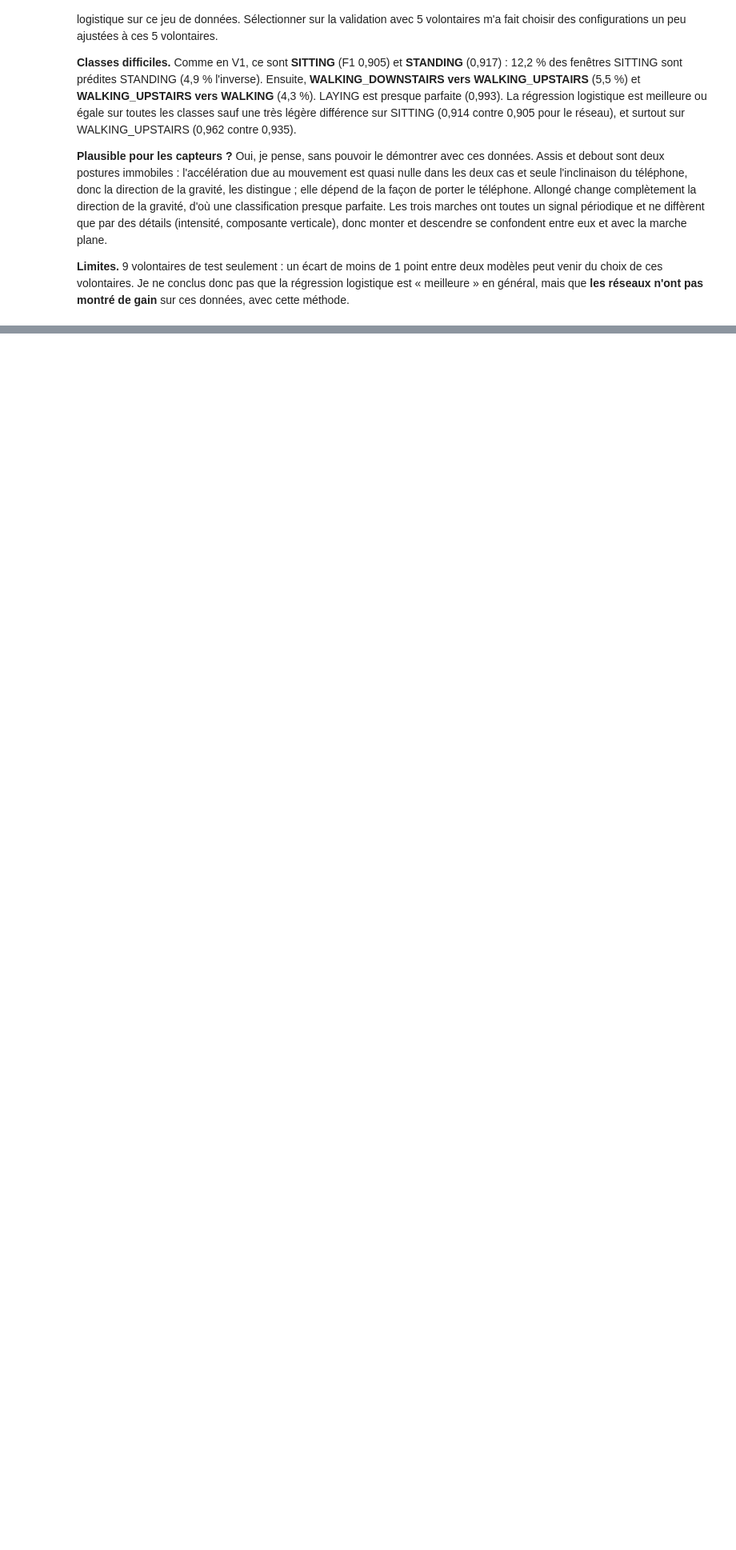
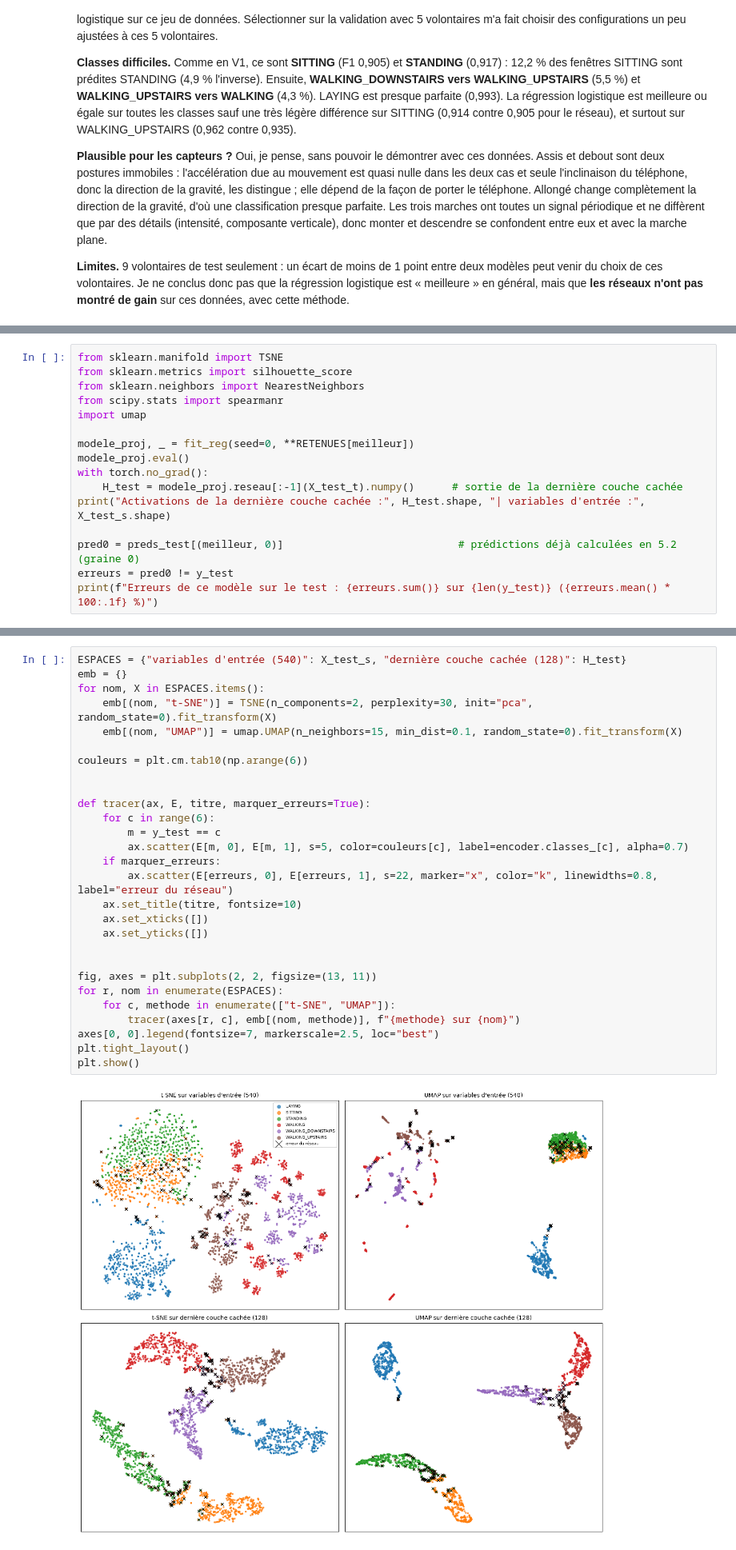
Before and after one commit to MarteOued/-tude-progressive-des-r-seaux-de-neurones-sur-le-jeu-de-donn-es-HAR, a Jupyter notebook: 2_reseau_profond.ipynb, the cells around one changed output, grey strips where cells are left out. Shown at 80% size. Cells and saved outputs as stored; diff of their text form; blank space fills up the shorter version.

Commit message:
Version 2 : partie 6, t-SNE et UMAP sur les activations et les variables d'entrée

```diff
--- a/2_reseau_profond.ipynb
+++ b/2_reseau_profond.ipynb
@@ -855,0 +887,16 @@ Le classement de la validation ne se retrouve pas sur le test. La configuration
+# %%
+from sklearn.manifold import TSNE
+from sklearn.metrics import silhouette_score
+from sklearn.neighbors import NearestNeighbors
+from scipy.stats import spearmanr
+import umap
+
+modele_proj, _ = fit_reg(seed=0, **RETENUES[meilleur])
+modele_proj.eval()
+with torch.no_grad():
+    H_test = modele_proj.reseau[:-1](X_test_t).numpy()      # sortie de la dernière couche cachée
+print("Activations de la dernière couche cachée :", H_test.shape, "| variables d'entrée :", X_test_s.shape)
+
+pred0 = preds_test[(meilleur, 0)]                            # prédictions déjà calculées en 5.2 (graine 0)
+erreurs = pred0 != y_test
+print(f"Erreurs de ce modèle sur le test : {erreurs.sum()} sur {len(y_test)} ({erreurs.mean() * 100:.1f} %)")
@@ -855,0 +910,30 @@ Le classement de la validation ne se retrouve pas sur le test. La configuration
+# %%
+ESPACES = {"variables d'entrée (540)": X_test_s, "dernière couche cachée (128)": H_test}
+emb = {}
+for nom, X in ESPACES.items():
+    emb[(nom, "t-SNE")] = TSNE(n_components=2, perplexity=30, init="pca", random_state=0).fit_transform(X)
+    emb[(nom, "UMAP")] = umap.UMAP(n_neighbors=15, min_dist=0.1, random_state=0).fit_transform(X)
+
+couleurs = plt.cm.tab10(np.arange(6))
+
+
+def tracer(ax, E, titre, marquer_erreurs=True):
+    for c in range(6):
+        m = y_test == c
+        ax.scatter(E[m, 0], E[m, 1], s=5, color=couleurs[c], label=encoder.classes_[c], alpha=0.7)
+    if marquer_erreurs:
+        ax.scatter(E[erreurs, 0], E[erreurs, 1], s=22, marker="x", color="k", linewidths=0.8, label="erreur du réseau")
+    ax.set_title(titre, fontsize=10)
+    ax.set_xticks([])
+    ax.set_yticks([])
+
+
+fig, axes = plt.subplots(2, 2, figsize=(13, 11))
+for r, nom in enumerate(ESPACES):
+    for c, methode in enumerate(["t-SNE", "UMAP"]):
+        tracer(axes[r, c], emb[(nom, methode)], f"{methode} sur {nom}")
+axes[0, 0].legend(fontsize=7, markerscale=2.5, loc="best")
+plt.tight_layout()
+plt.show()
+# %% [output]
+[figure, added]
```
Also changed, not shown: parts of 28 cells of this notebook, 1 other file.
